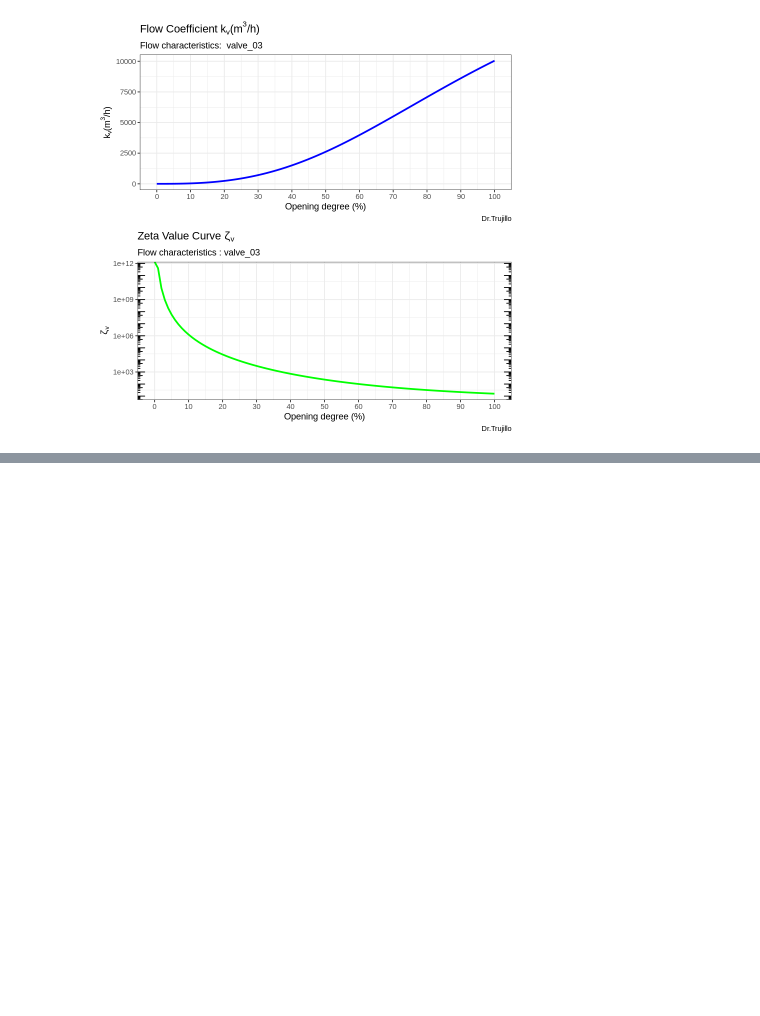
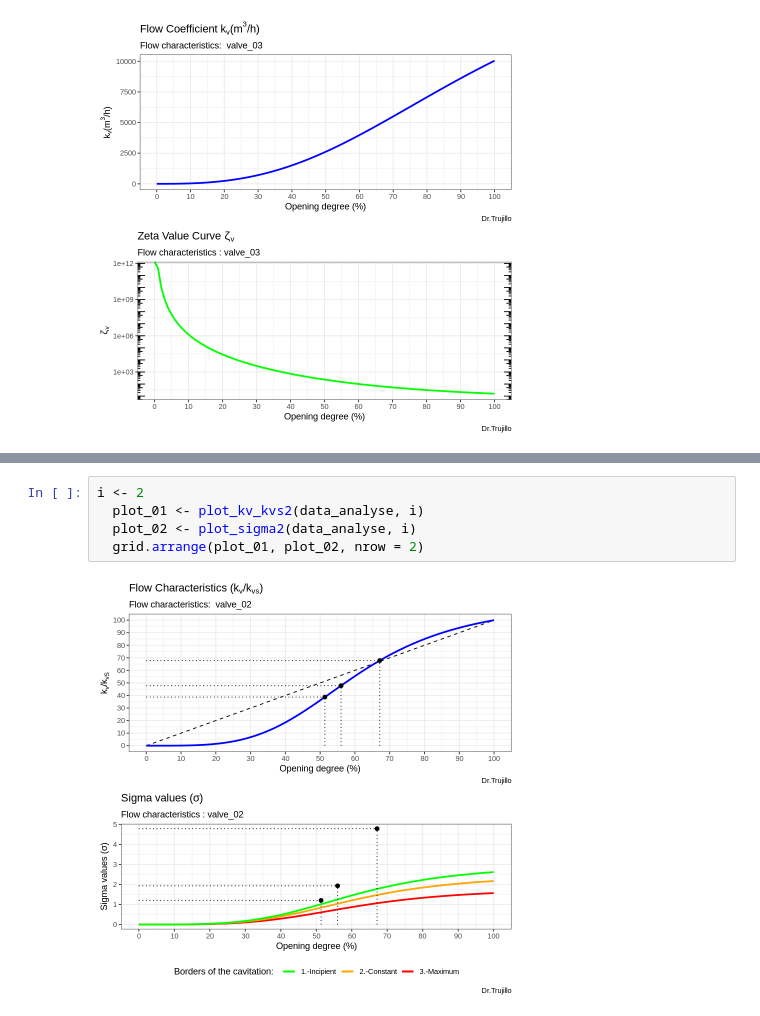
Before and after one commit to ratral/colab_control_valves, a Jupyter notebook: cValvesCurator_01.ipynb, the cells around one changed output, grey strips where cells are left out. Drawn from its saved outputs; the diff is of its cells as text; blank space fills up the shorter version.

```diff
--- a/cValvesCurator_01.ipynb
+++ b/cValvesCurator_01.ipynb
@@ -332,0 +334,7 @@ Parameter of the valves
+# %%
+i <- 2
+  plot_01 <- plot_kv_kvs2(data_analyse, i)
+  plot_02 <- plot_sigma2(data_analyse, i)
+  grid.arrange(plot_01, plot_02, nrow = 2)
+# %% [output]
+[figure, added]
```
Also changed, not shown: parts of 15 cells of this notebook.
